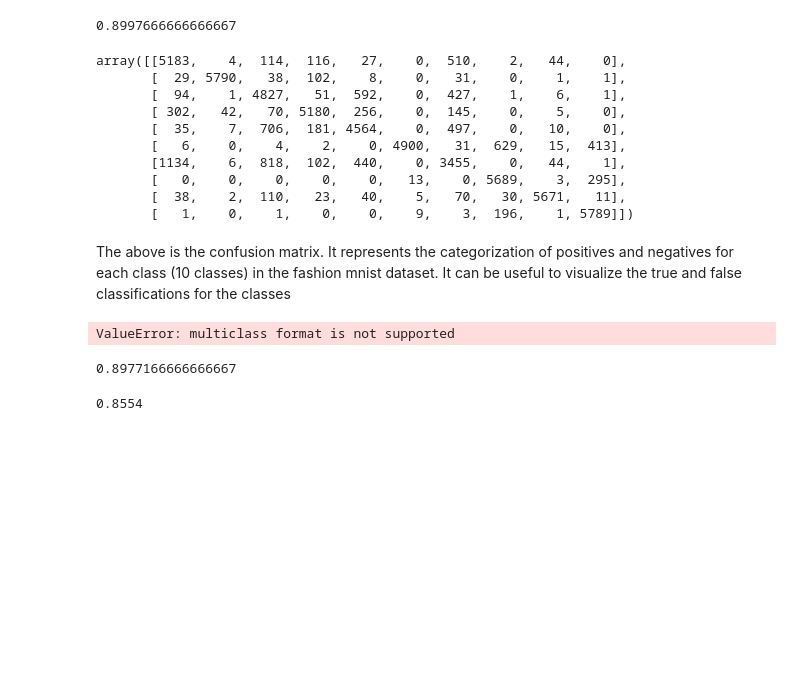
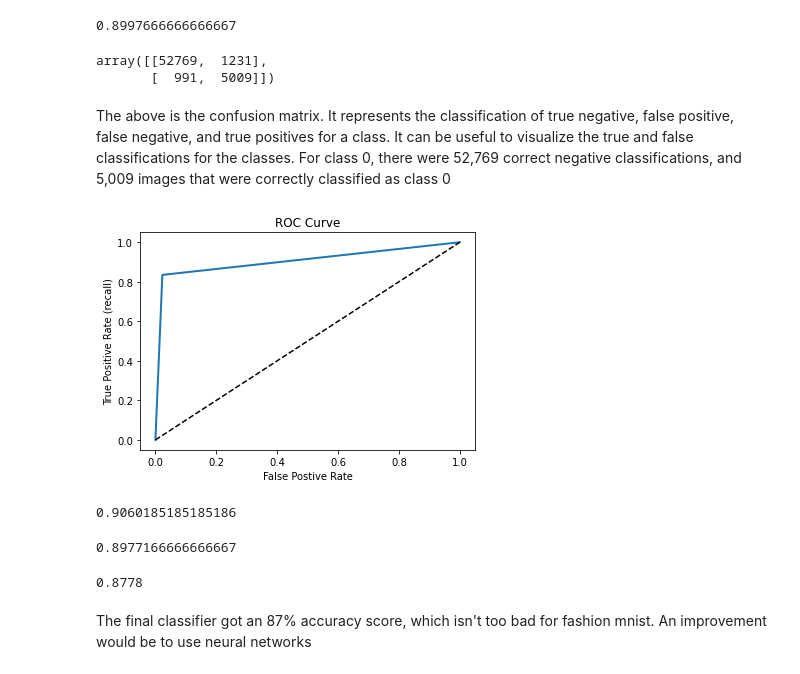
Before and after one commit to rgalante1/applied_ml_p3, a Jupyter notebook: Project 3/project3.ipynb, the cells around one changed output. Saved outputs shown, nothing was run; the diff lists cells and outputs as text; code cells hidden in the pictures; blank space fills up the shorter version.

```diff
--- a/Project 3/project3.ipynb
+++ b/Project 3/project3.ipynb
@@ -489,40 +489,42 @@ neighbors_clf.fit(train_X, train_y)
 accuracy_score(train_y, neighbors_clf.predict(train_X))
 # %% [output]
 0.8997666666666667
+# %%
+train_y_0 = (train_y == 0)
 # %%
 from sklearn.model_selection import cross_val_predict
 from sklearn.metrics import confusion_matrix
 
-y_train_pred = cross_val_predict(neighbors_clf, train_X, train_y, cv=3)
+neighbors_clf_2 = KNeighborsClassifier()
+neighbors_clf_2.fit(train_X, train_y_0)
+y_train_pred = cross_val_predict(neighbors_clf_2, train_X, train_y_0, cv=3)
 
-confusion_matrix(train_y, y_train_pred)
+confusion_matrix(train_y_0, y_train_pred)
 # %% [output]
-array([[5183,    4,  114,  116,   27,    0,  510,    2,   44,    0],
-       [  29, 5790,   38,  102,    8,    0,   31,    0,    1,    1],
-       [  94,    1, 4827,   51,  592,    0,  427,    1,    6,    1],
-       [ 302,   42,   70, 5180,  256,    0,  145,    0,    5,    0],
-       [  35,    7,  706,  181, 4564,    0,  497,    0,   10,    0],
-       [   6,    0,    4,    2,    0, 4900,   31,  629,   15,  413],
-       [1134,    6,  818,  102,  440,    0, 3455,    0,   44,    1],
-       [   0,    0,    0,    0,    0,   13,    0, 5689,    3,  295],
-       [  38,    2,  110,   23,   40,    5,   70,   30, 5671,   11],
-       [   1,    0,    1,    0,    0,    9,    3,  196,    1, 5789]])
+array([[52769,  1231],
+       [  991,  5009]])
 # %% [markdown]
-The above is the confusion matrix. It represents the categorization of positives and negatives for each class (10 classes) in the fashion mnist dataset. It can be useful to visualize the true and false classifications for the classes
+The above is the confusion matrix. It represents the classification of true negative, false positive, false negative, and true positives for a class. It can be useful to visualize the true and false classifications for the classes. For class 0, there were 52,769 correct negative classifications, and 5,009 images that were correctly classified as class 0
 # %%
 from sklearn.metrics import roc_curve
+from sklearn.metrics import roc_auc_score
 
-fpr, tpr, thresholds = roc_curve(train_y, y_train_pred)
+fpr, tpr, thresholds = roc_curve(train_y_0, y_train_pred)
 
 def plot_roc_curve(fpr, tpr, label=None):
     plt.plot(fpr, tpr, linewidth=2, label=label)
     plt.plot([0, 1], [0, 1], 'k--') # Dashed diagonal
-    [...] # Add axis labels and grid
+    plt.xlabel('False Postive Rate')
+    plt.ylabel('True Positive Rate (recall)')
+    plt.title('ROC Curve')
 
 plot_roc_curve(fpr, tpr)
 plt.show()
+
+roc_auc_score(train_y_0, y_train_pred)
 # %% [output]
+[figure, added]
-ValueError: multiclass format is not supported
+0.9060185185185186
 # %%
 #OvR Classifier
 
@@ -532,9 +534,29 @@ ovr_clf = OneVsRestClassifier(neighbors_clf).fit(train_X, train_y)
 ovr_clf.score(train_X, train_y)
 # %% [output]
 0.8977166666666667
-# %%
-#test k nearest neighbors classifier on test set
-
-accuracy_score(test_y, neighbors_clf.predict(test_X))
-# %% [output]
-0.8554
+# %%
+#ensemble of methods
+
+from sklearn.ensemble import VotingClassifier
+
+model_1 = SGDClassifier()
+model_2 = RandomForestClassifier()
+model_3 = KNeighborsClassifier()
+
+#voting classifier with hard voting will classify based on majority rule of each
+#individual classifier
+
+final_model = VotingClassifier(
+    estimators=[('sgd', model_1),
+    ('r_forest', model_2),
+    ('k_neighbors', model_3)], voting='hard'
+)
+
+final_model.fit(train_X, train_y)
+
+#test this model on test set
+accuracy_score(test_y, final_model.predict(test_X))
+# %% [output]
+0.8778
+# %% [markdown]
+The final classifier got an 87% accuracy score, which isn't too bad for fashion mnist. An improvement would be to use neural networks
```
Also changed, not shown: parts of 1 cell of this notebook.
